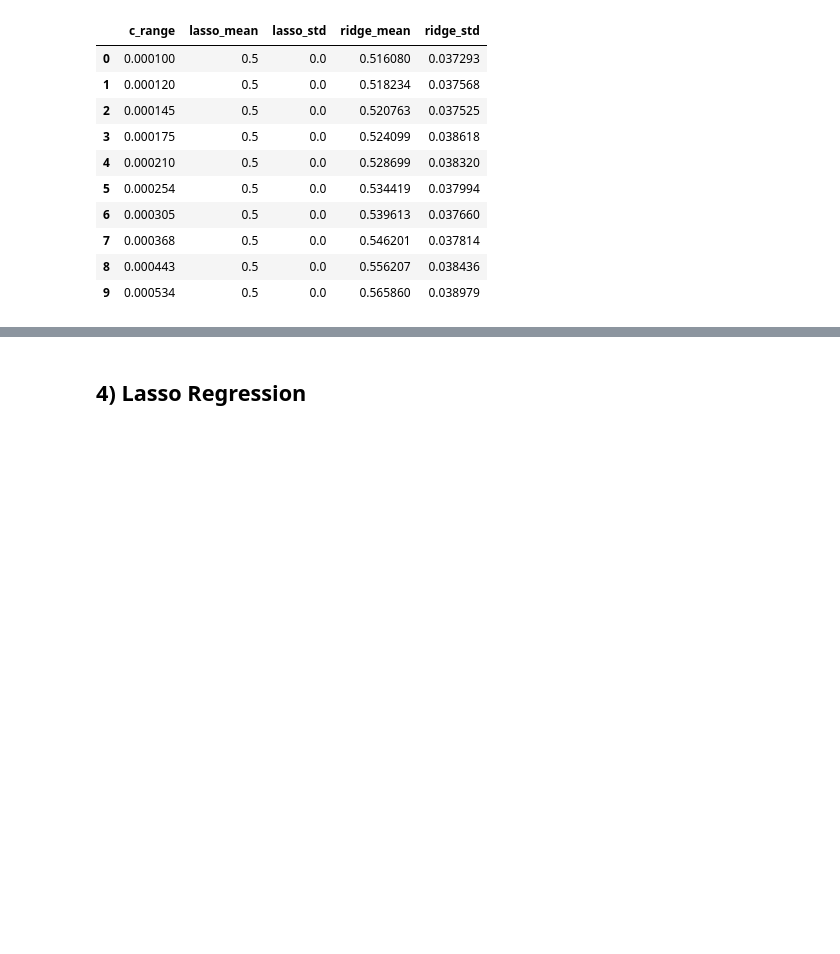
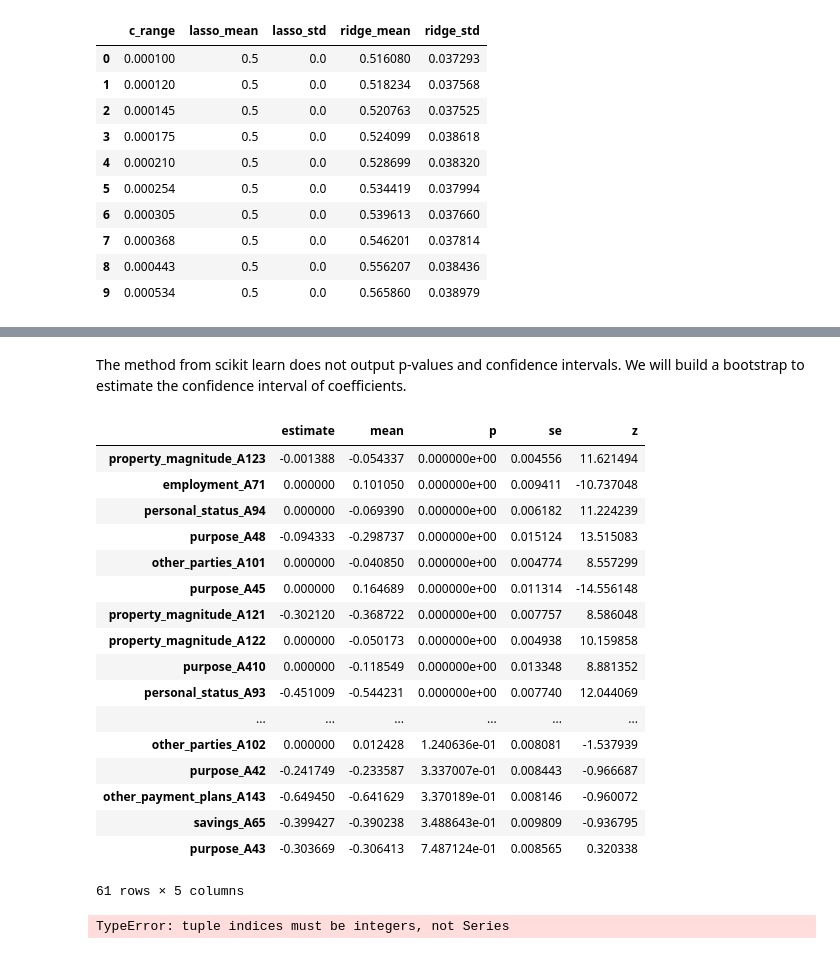
Before and after one commit to JennyLeeStat/CASwR, a Jupyter notebook: Ch4_Statistical_learning/4_Credit_scoring_rule_via_statistical_learning.ipynb, the cells around one changed output, grey strips where cells are left out. Cells and saved outputs as stored; diff of their text form; code cells hidden in the pictures; blank space fills up the shorter version.

Commit message:
LR coef bootstrap

```diff
--- a/Ch4_Statistical_learning/4_Credit_scoring_rule_via_statistical_learning.ipynb
+++ b/Ch4_Statistical_learning/4_Credit_scoring_rule_via_statistical_learning.ipynb
@@ -279,12 +260,59 @@ plt.legend(loc = "lower right")
-# %% [markdown]
-## 4) Lasso Regression
-# %%
-c_range = 10 ** np.linspace(-4, 4, 100)
-gs = GridSearchCV(estimator = LogisticRegression(random_state = 12, penalty = 'l1'),
-                 param_grid = [{'C': c_range}],
-                 scoring = 'roc_auc',
-                 cv = 10)
-gs = gs.fit(X_train, y_train)
-
-print("Train AUC:      %.4f" %gs.best_score_)
-print("Optimal C value:      %.4f" %gs.best_params_['C'])
+# %% [markdown]
+The method from scikit learn does not output p-values and confidence intervals. We will build a bootstrap to estimate the confidence interval of coefficients.
+# %%
+lr_best = gs.best_estimator_
+lr_best.fit(X_train, y_train)
+lr_best_coef = lr_best.coef_
+
+
+n_obs = len(X_train)
+n_bs = 1000
+n_features = 61
+bs_coef = np.zeros((61, 1000))
+
+np.random.seed(42)
+for n in xrange(n_bs):
+    resampled_id = np.random.choice(X_train.index, len(X_train.index), replace = True)
+    resampled_X_train = X_train.ix[resampled_id]
+    resampled_y_train = y_train.ix[resampled_id]
+    lr_best.fit(resampled_X_train, resampled_y_train)
+    bs_coef[:, n] = lr_best.coef_
+# %%
+bs_coef = pd.DataFrame(bs_coef)
+bs_coef.index = list(features.columns)
+bs_mean = bs_coef.mean(axis = 1)
+bs_std = bs_coef.std(axis = 1) / np.sqrt(n_bs)
+z = (lr_best_coef[0] - bs_mean) / bs_std
+p = 2 * (1 - stats.norm.cdf(abs(z)))
+
+res = {'estimate': lr_best_coef[0], 'mean': bs_mean, 'se': bs_std,
+       'z': z, 'p': p}
+
+res = pd.DataFrame(res)
+res = res.sort_values('p')
+# %%
+res
+# %% [output]
+|  | estimate | mean | p | se | z |
+| property_magnitude_A123 | -0.001388 | -0.054337 | 0.000000e+00 | 0.004556 | 11.621494 |
+| employment_A71 | 0.000000 | 0.101050 | 0.000000e+00 | 0.009411 | -10.737048 |
+| personal_status_A94 | 0.000000 | -0.069390 | 0.000000e+00 | 0.006182 | 11.224239 |
+| purpose_A48 | -0.094333 | -0.298737 | 0.000000e+00 | 0.015124 | 13.515083 |
+| other_parties_A101 | 0.000000 | -0.040850 | 0.000000e+00 | 0.004774 | 8.557299 |
+| purpose_A45 | 0.000000 | 0.164689 | 0.000000e+00 | 0.011314 | -14.556148 |
+| property_magnitude_A121 | -0.302120 | -0.368722 | 0.000000e+00 | 0.007757 | 8.586048 |
+| property_magnitude_A122 | 0.000000 | -0.050173 | 0.000000e+00 | 0.004938 | 10.159858 |
+| purpose_A410 | 0.000000 | -0.118549 | 0.000000e+00 | 0.013348 | 8.881352 |
+| personal_status_A93 | -0.451009 | -0.544231 | 0.000000e+00 | 0.007740 | 12.044069 |
+| ... | ... | ... | ... | ... | ... |
+| other_parties_A102 | 0.000000 | 0.012428 | 1.240636e-01 | 0.008081 | -1.537939 |
+| purpose_A42 | -0.241749 | -0.233587 | 3.337007e-01 | 0.008443 | -0.966687 |
+| other_payment_plans_A143 | -0.649450 | -0.641629 | 3.370189e-01 | 0.008146 | -0.960072 |
+| savings_A65 | -0.399427 | -0.390238 | 3.488643e-01 | 0.009809 | -0.936795 |
+| purpose_A43 | -0.303669 | -0.306413 | 7.487124e-01 | 0.008565 | 0.320338 |
+61 rows × 5 columns
+# %%
+pred_prob = pd.DataFrame(lr_best.predict_proba(X_test)).iloc[:, 1]
+y_hat = ("good", "bad")[pred_prob > 0.5]
+# %% [output]
+TypeError: tuple indices must be integers, not Series
```
Also changed, not shown: parts of 14 cells of this notebook.
